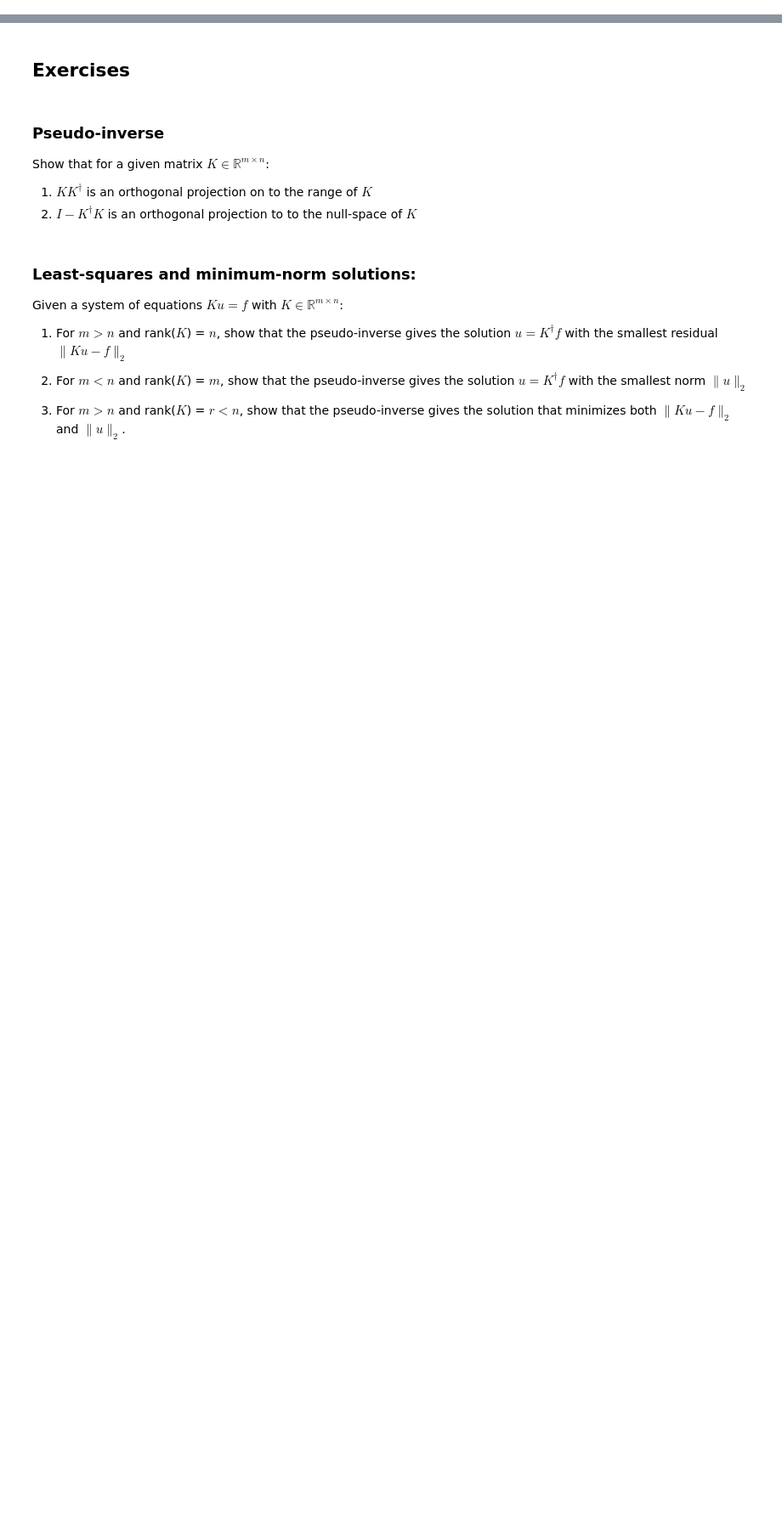
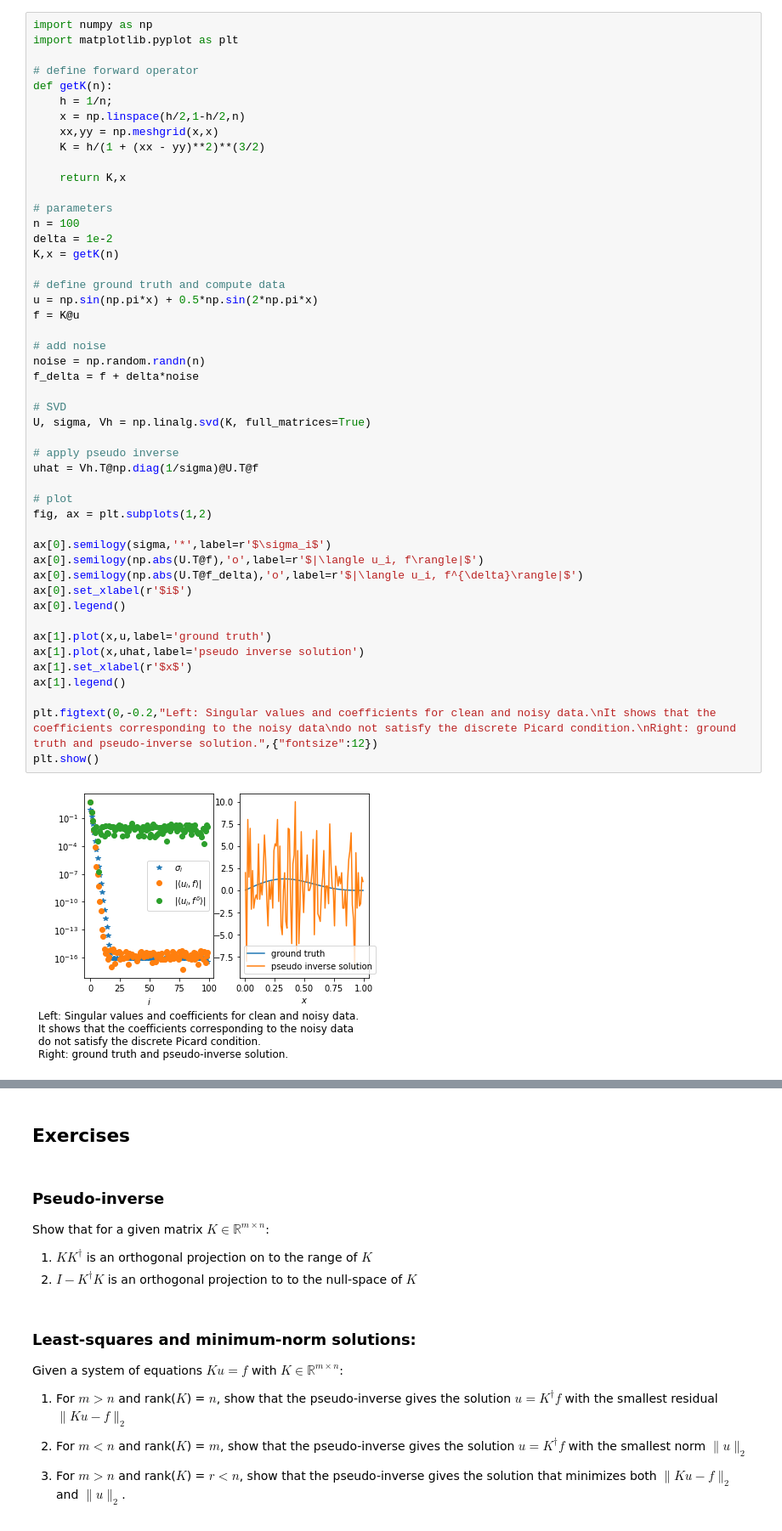
Before and after one commit to TristanvanLeeuwen/IP_and_Im_Lectures, a Jupyter notebook: discrete_ip_regularization.ipynb, the cells around one changed output, grey strips where cells are left out. Shown at 85% size. Cells and saved outputs as stored; diff of their text form; blank space fills up the shorter version.

```diff
--- a/discrete_ip_regularization.ipynb
+++ b/discrete_ip_regularization.ipynb
@@ -170,0 +201,50 @@ If $\alpha \downarrow 0$, the bias goes to zero, but possibly leads to a large v
+# %%
+import numpy as np
+import matplotlib.pyplot as plt
+
+# define forward operator
+def getK(n):
+    h = 1/n;
+    x = np.linspace(h/2,1-h/2,n)
+    xx,yy = np.meshgrid(x,x)
+    K = h/(1 + (xx - yy)**2)**(3/2)
+
+    return K,x
+
+# parameters
+n = 100
+delta = 1e-2
+K,x = getK(n)
+
+# define ground truth and compute data
+u = np.sin(np.pi*x) + 0.5*np.sin(2*np.pi*x)
+f = K@u
+
+# add noise
+noise = np.random.randn(n)
+f_delta = f + delta*noise
+
+# SVD
+U, sigma, Vh = np.linalg.svd(K, full_matrices=True)
+
+# apply pseudo inverse
+uhat = Vh.T@np.diag(1/sigma)@U.T@f
+
+# plot
+fig, ax = plt.subplots(1,2)
+
+ax[0].semilogy(sigma,'*',label=r'$\sigma_i$')
+ax[0].semilogy(np.abs(U.T@f),'o',label=r'$|\langle u_i, f\rangle|$')
+ax[0].semilogy(np.abs(U.T@f_delta),'o',label=r'$|\langle u_i, f^{\delta}\rangle|$')
+ax[0].set_xlabel(r'$i$')
+ax[0].legend()
+
+ax[1].plot(x,u,label='ground truth')
+ax[1].plot(x,uhat,label='pseudo inverse solution')
+ax[1].set_xlabel(r'$x$')
+ax[1].legend()
+
+plt.figtext(0,-0.2,"Left: Singular values and coefficients for clean and noisy data.\nIt shows that the coefficients corresponding to the noisy data\ndo not satisfy the discrete Picard condition.\nRight: ground truth and pseudo-inverse solution.",{"fontsize":12})
+plt.show()
+# %% [output]
+[figure, added]
```
Also changed, not shown: parts of 3 cells of this notebook, 2 other files.
